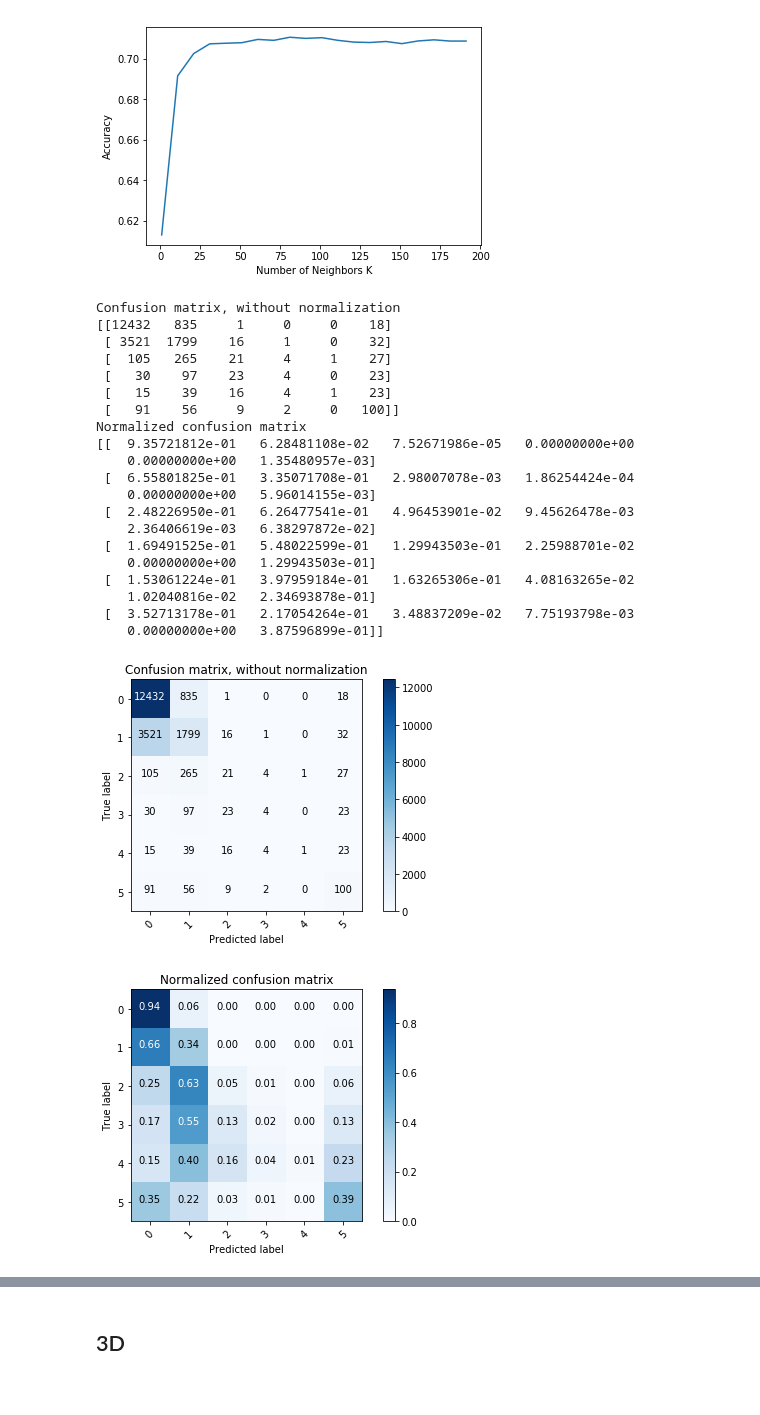
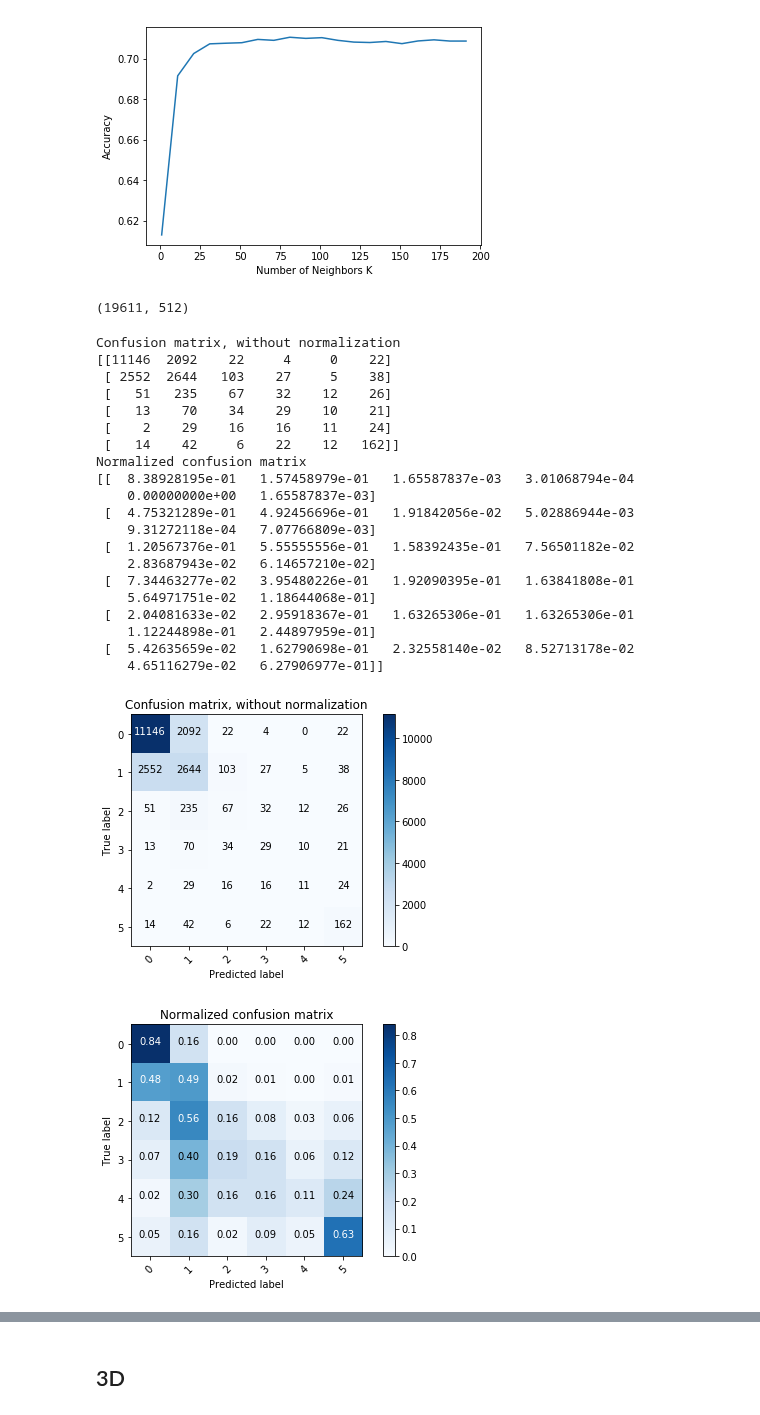
Before and after one commit to janickrohrbach/arthritis-net, a Jupyter notebook: embeddings_classification_transfer_learning.ipynb, the cells around one changed output, grey strips where cells are left out. Cells and saved outputs as stored; diff of their text form; code cells hidden in the pictures.

```diff
--- a/embeddings_classification_transfer_learning.ipynb
+++ b/embeddings_classification_transfer_learning.ipynb
@@ -48,7 +64,10 @@ imgs = np.array(imgs_rgb)
+# %%
+img_train_rgb = np.array(img_train_rgb)
+img_test_rgb = np.array(img_test_rgb)
 # %%
 from tensorflow.python.keras.models import load_model
 
-loaded_model = load_model("/data/joint_scoring/models/20171127_204852.h5")
+loaded_model = load_model("/cluster/home/rohrbjan/joint_scoring/models/20171127_204852.h5")
 # %%
 pred = loaded_model.predict(imgs)
 # %%
@@ -93,3 +110,6 @@ embeddings = model.predict(imgs)
+# %%
+embeddings_train = model.predict(img_train_rgb)
+embeddings_test = model.predict(img_test_rgb)
 # %%
 from sklearn.decomposition import PCA
 
@@ -186,16 +213,22 @@ plt.show()
 # %% [output]
 The optimal number of neighbors is 81
 [figure]
+# %%
+embeddings_train.shape
+# %% [output]
+(19611, 512)
 # %%
 from sklearn.model_selection import cross_val_predict
-knn = KNeighborsClassifier(n_neighbors=81, weights=weight)
-pred = cross_val_predict(estimator=knn, X=embeddings, y=y, cv=10)
+knn = KNeighborsClassifier(n_neighbors=51, weights=weight)
+knn = knn.fit(X=embeddings_train, y=labels_train)
+pred = knn.predict(X=embeddings_test)
 # %%
+from matplotlib import pyplot as plt
 plt.close()
 
 from sklearn.metrics import confusion_matrix
 import itertools
-cnf_matrix = confusion_matrix(y, pred)
+cnf_matrix = confusion_matrix(labels_test, pred)
 def plot_confusion_matrix(cm, classes,
                           normalize=False,
                           title='Confusion matrix',
@@ -217,53 +250,53 @@ def plot_confusion_matrix(cm, classes,
     plt.colorbar()
     tick_marks = np.arange(len(classes))
     plt.xticks(tick_marks, classes, rotation=45)
     plt.yticks(tick_marks, classes)
 
     fmt = '.2f' if normalize else 'd'
     thresh = cm.max() / 2.
     for i, j in itertools.product(range(cm.shape[0]), range(cm.shape[1])):
         plt.text(j, i, format(cm[i, j], fmt),
                  horizontalalignment="center",
                  color="white" if cm[i, j] > thresh else "black")
 
     plt.tight_layout()
     plt.ylabel('True label')
     plt.xlabel('Predicted label')
 
 # Plot non-normalized confusion matrix
 plt.figure()
 plot_confusion_matrix(cnf_matrix, classes=range(6),
                       title='Confusion matrix, without normalization')
 
 # Plot normalized confusion matrix
 plt.figure()
 plot_confusion_matrix(cnf_matrix, classes=range(6), normalize=True,
                       title='Normalized confusion matrix')
 
 plt.show()
 # %% [output]
 Confusion matrix, without normalization
-[[12432   835     1     0     0    18]
- [ 3521  1799    16     1     0    32]
- [  105   265    21     4     1    27]
- [   30    97    23     4     0    23]
- [   15    39    16     4     1    23]
- [   91    56     9     2     0   100]]
+[[11146  2092    22     4     0    22]
+ [ 2552  2644   103    27     5    38]
+ [   51   235    67    32    12    26]
+ [   13    70    34    29    10    21]
+ [    2    29    16    16    11    24]
+ [   14    42     6    22    12   162]]
 Normalized confusion matrix
-[[  9.35721812e-01   6.28481108e-02   7.52671986e-05   0.00000000e+00
-    0.00000000e+00   1.35480957e-03]
- [  6.55801825e-01   3.35071708e-01   2.98007078e-03   1.86254424e-04
-    0.00000000e+00   5.96014155e-03]
- [  2.48226950e-01   6.26477541e-01   4.96453901e-02   9.45626478e-03
-    2.36406619e-03   6.38297872e-02]
- [  1.69491525e-01   5.48022599e-01   1.29943503e-01   2.25988701e-02
-    0.00000000e+00   1.29943503e-01]
- [  1.53061224e-01   3.97959184e-01   1.63265306e-01   4.08163265e-02
-    1.02040816e-02   2.34693878e-01]
- [  3.52713178e-01   2.17054264e-01   3.48837209e-02   7.75193798e-03
-    0.00000000e+00   3.87596899e-01]]
+[[  8.38928195e-01   1.57458979e-01   1.65587837e-03   3.01068794e-04
+    0.00000000e+00   1.65587837e-03]
+ [  4.75321289e-01   4.92456696e-01   1.91842056e-02   5.02886944e-03
+    9.31272118e-04   7.07766809e-03]
+ [  1.20567376e-01   5.55555556e-01   1.58392435e-01   7.56501182e-02
+    2.83687943e-02   6.14657210e-02]
+ [  7.34463277e-02   3.95480226e-01   1.92090395e-01   1.63841808e-01
+    5.64971751e-02   1.18644068e-01]
+ [  2.04081633e-02   2.95918367e-01   1.63265306e-01   1.63265306e-01
+    1.12244898e-01   2.44897959e-01]
+ [  5.42635659e-02   1.62790698e-01   2.32558140e-02   8.52713178e-02
+    4.65116279e-02   6.27906977e-01]]
-[figure, old version]
+[figure, new version]
-[figure, old version]
+[figure, new version]
 # %%
 cm = cnf_matrix.astype('float') / cnf_matrix.sum(axis=1)[:, np.newaxis]
 print("Mean accuracy per class")
```
Also changed, not shown: parts of 11 cells of this notebook, 1 other file.
